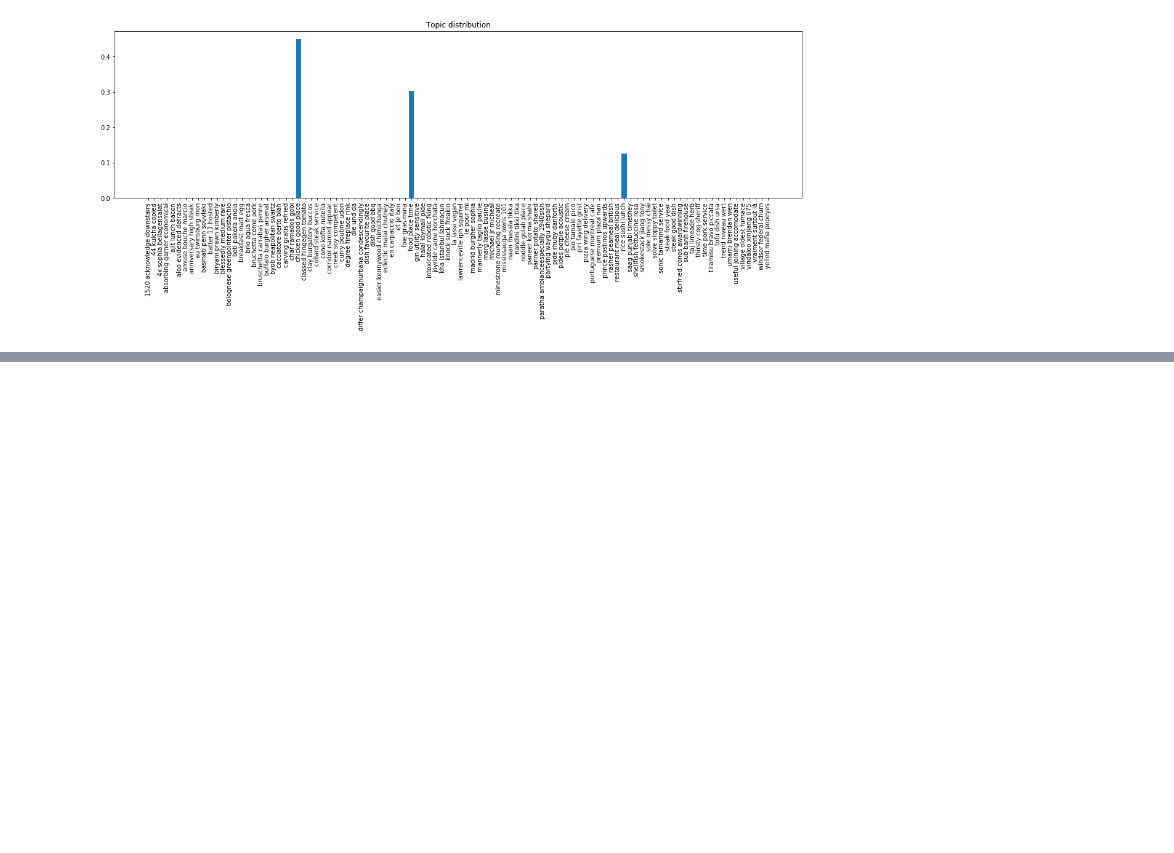
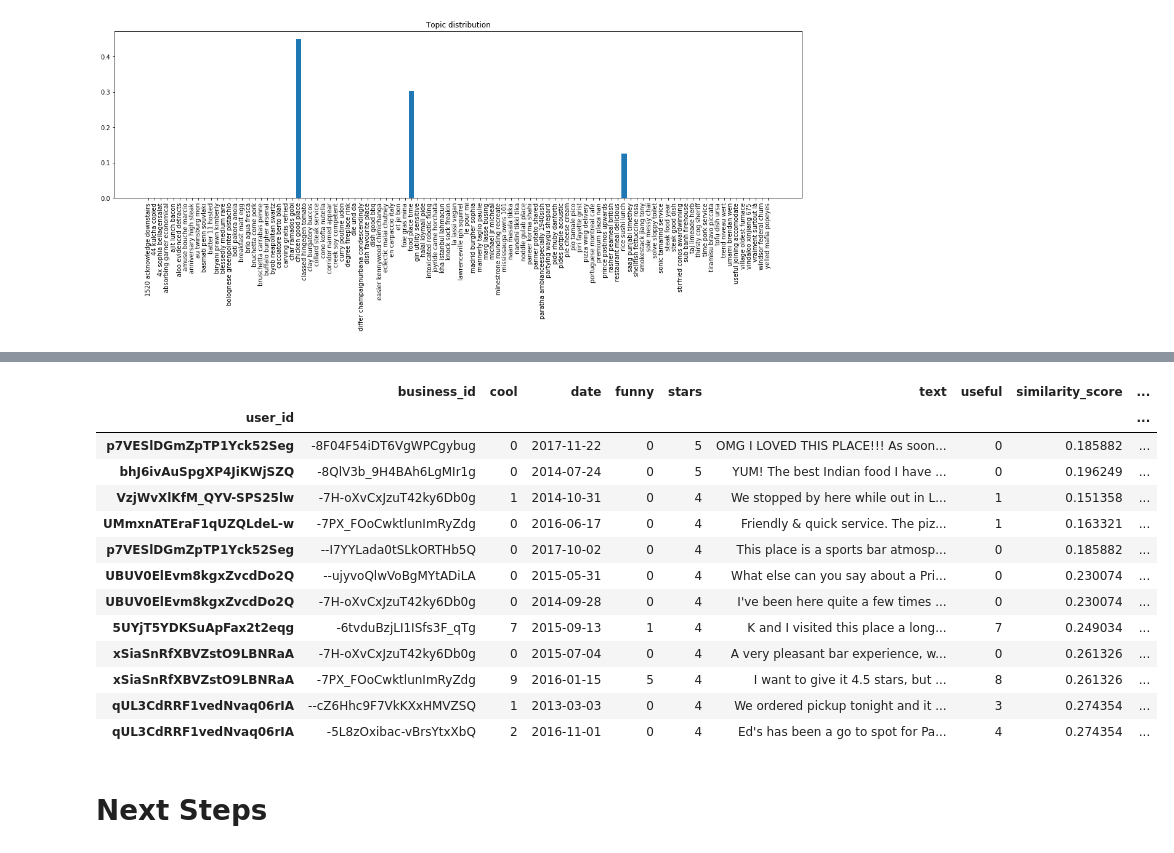
Before and after one commit to cw2yuenberkeley/w266-proj-aac, a Jupyter notebook: model/lda/LDA Model.ipynb, the cells around one changed output, grey strips where cells are left out. Saved outputs shown, nothing was run; the diff lists cells and outputs as text; code cells hidden in the pictures; blank space fills up the shorter version.

```diff
--- a/model/lda/LDA Model.ipynb
+++ b/model/lda/LDA Model.ipynb
@@ -268,0 +311,20 @@ Interesting concept.  Nice taste.  Probably a little more expensive than a big s
+# %%
+# For a given user_id, finds the top k nearest neighbors excluding that user
+def find_nn(user_id, user_topics_df, k=10):
+    user_topic_dist = user_topics_df[user_topics_df.user_id == user_id].topic_distribution.iloc[0]
+
+    nn_list = []
+    for r in user_topics_df.iterrows():
+        other_user_id = r[1].user_id
+        other_topic_dist = r[1].topic_distribution
+        similarity_score = latent_topic_similarity(user_topic_dist, other_topic_dist)
+
+        nn_list.append([other_user_id, similarity_score])
+
+    nn_df = pd.DataFrame(nn_list)
+    nn_df.columns = ['user_id', 'similarity_score']
+
+    # Removes the original user
+    return nn_df[nn_df.user_id != user_id].sort_values(by='similarity_score', ascending=True)[:10]
+
+find_nn('Lfv4hefW1VbvaC2gatTFWA', user_topics_df, 10)
@@ -269 +343,40 @@ Interesting concept.  Nice taste.  Probably a little more expensive than a big s
+# %%
+def find_recommendations(user_id, n_restaurants=10):
+    reviewed_business_ids = reviews_df[reviews_df.user_id == user_id].business_id
+    nn_user_ids = find_nn(user_id, user_topics_df, 10)
+    nn_user_ids = nn_user_ids.set_index('user_id')
+
+    # Only recommend positive reviews
+    pos_df = reviews_df[reviews_df.stars >= 4]
+
+    # Only recommend from nearest neighbors
+    pos_df = pos_df.set_index('user_id')
+    recommendations_df = pos_df.join(nn_user_ids, how='inner').sort_values(by='stars', ascending=False)
+
+    # Remove recommendations where user has already given a review (e.g. has been to the restaurant)
+    pos_df = pos_df.join(reviewed_business_ids, how='left', on='business_id', rsuffix='_r')
+    pos_df = pos_df[pd.isnull(pos_df.business_id_r)]
+
+    recommendations_df['recommendation_score'] = (6 - recommendations_df.stars) * recommendations_df.similarity_score
+    return recommendations_df.sort_values(by='recommendation_score')
+
+# The lower recommendation_score the better
+find_recommendations('Lfv4hefW1VbvaC2gatTFWA')
+# %% [output]
+|  | business_id | cool | date | funny | stars | text | useful | similarity_score | ... |
+| user_id |  |  |  |  |  |  |  |  | ... |
+| p7VESlDGmZpTP1Yck52Seg | -8F04F54iDT6VgWPCgybug | 0 | 2017-11-22 | 0 | 5 | OMG I LOVED THIS PLACE!!! As soon... | 0 | 0.185882 | ... |
+| bhJ6ivAuSpgXP4JiKWjSZQ | -8QlV3b_9H4BAh6LgMIr1g | 0 | 2014-07-24 | 0 | 5 | YUM! The best Indian food I have ... | 0 | 0.196249 | ... |
+| VzjWvXlKfM_QYV-SPS25lw | -7H-oXvCxJzuT42ky6Db0g | 1 | 2014-10-31 | 0 | 4 | We stopped by here while out in L... | 1 | 0.151358 | ... |
+| UMmxnATEraF1qUZQLdeL-w | -7PX_FOoCwktlunImRyZdg | 0 | 2016-06-17 | 0 | 4 | Friendly & quick service. The piz... | 1 | 0.163321 | ... |
+| p7VESlDGmZpTP1Yck52Seg | --I7YYLada0tSLkORTHb5Q | 0 | 2017-10-02 | 0 | 4 | This place is a sports bar atmosp... | 0 | 0.185882 | ... |
+| UBUV0ElEvm8kgxZvcdDo2Q | --ujyvoQlwVoBgMYtADiLA | 0 | 2015-05-31 | 0 | 4 | What else can you say about a Pri... | 0 | 0.230074 | ... |
+| UBUV0ElEvm8kgxZvcdDo2Q | -7H-oXvCxJzuT42ky6Db0g | 0 | 2014-09-28 | 0 | 4 | I've been here quite a few times ... | 0 | 0.230074 | ... |
+| 5UYjT5YDKSuApFax2t2eqg | -6tvduBzjLI1ISfs3F_qTg | 7 | 2015-09-13 | 1 | 4 | K and I visited this place a long... | 7 | 0.249034 | ... |
+| xSiaSnRfXBVZstO9LBNRaA | -7H-oXvCxJzuT42ky6Db0g | 0 | 2015-07-04 | 0 | 4 | A very pleasant bar experience, w... | 0 | 0.261326 | ... |
+| xSiaSnRfXBVZstO9LBNRaA | -7PX_FOoCwktlunImRyZdg | 9 | 2016-01-15 | 5 | 4 | I want to give it 4.5 stars, but ... | 8 | 0.261326 | ... |
+| qUL3CdRRF1vedNvaq06rIA | --cZ6Hhc9F7VkKXxHMVZSQ | 1 | 2013-03-03 | 0 | 4 | We ordered pickup tonight and it ... | 3 | 0.274354 | ... |
+| qUL3CdRRF1vedNvaq06rIA | -5L8zOxibac-vBrsYtxXbQ | 2 | 2016-11-01 | 0 | 4 | Ed's has been a go to spot for Pa... | 4 | 0.274354 | ... |
+# %% [markdown]
+# Next Steps
 # %%
```
Also changed, not shown: parts of 10 cells of this notebook, 2 other files.
